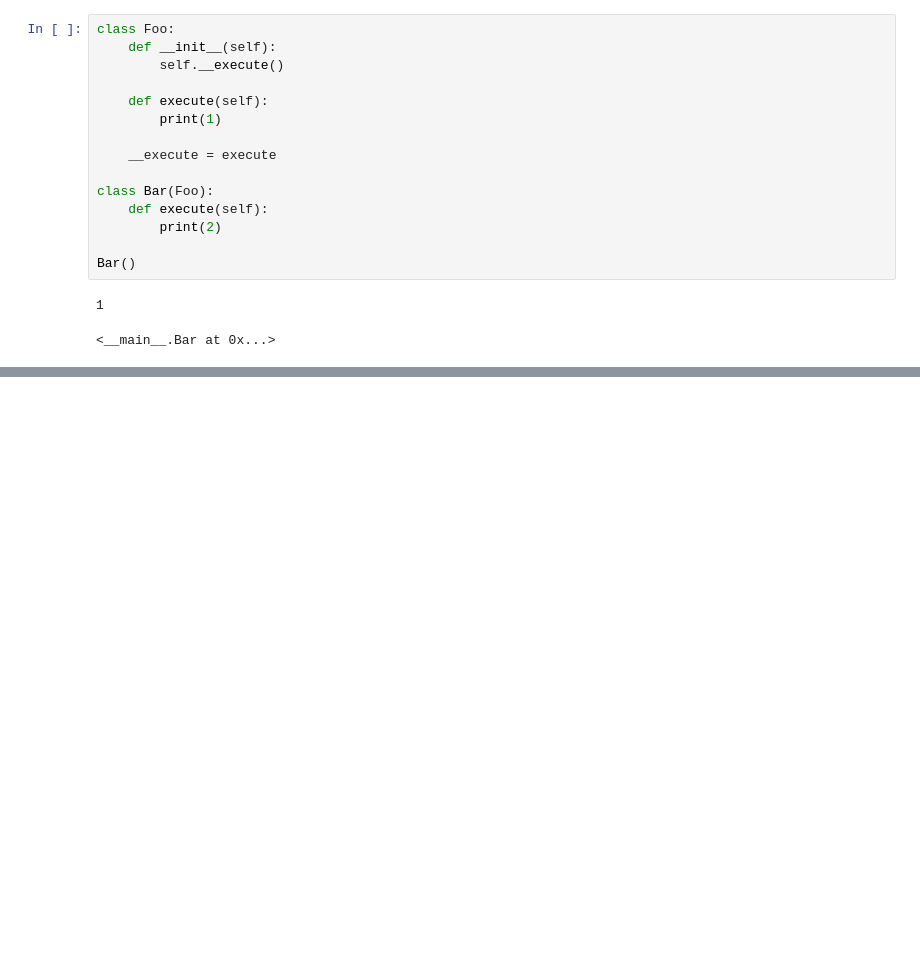
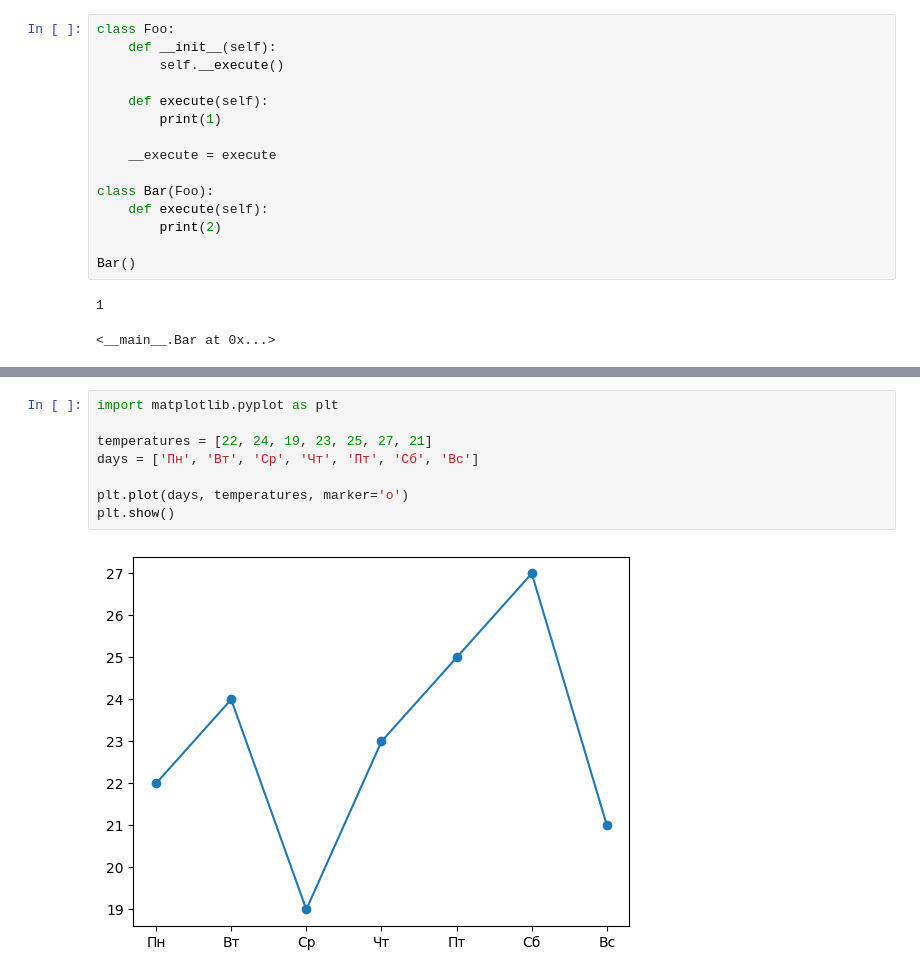
Before and after one commit to naive1899/Base, a Jupyter notebook: tricky_questions.ipynb, the cells around one changed output, grey strips where cells are left out. Cells and saved outputs as stored; diff of their text form; blank space fills up the shorter version.

```diff
--- a/tricky_questions.ipynb
+++ b/tricky_questions.ipynb
@@ -415,0 +480,10 @@ Bar()
+# %%
+import matplotlib.pyplot as plt
+
+temperatures = [22, 24, 19, 23, 25, 27, 21]
+days = ['Пн', 'Вт', 'Ср', 'Чт', 'Пт', 'Сб', 'Вс']
+
+plt.plot(days, temperatures, marker='o')
+plt.show()
+# %% [output]
+[figure, added]
```
Also changed, not shown: parts of 64 cells of this notebook.
